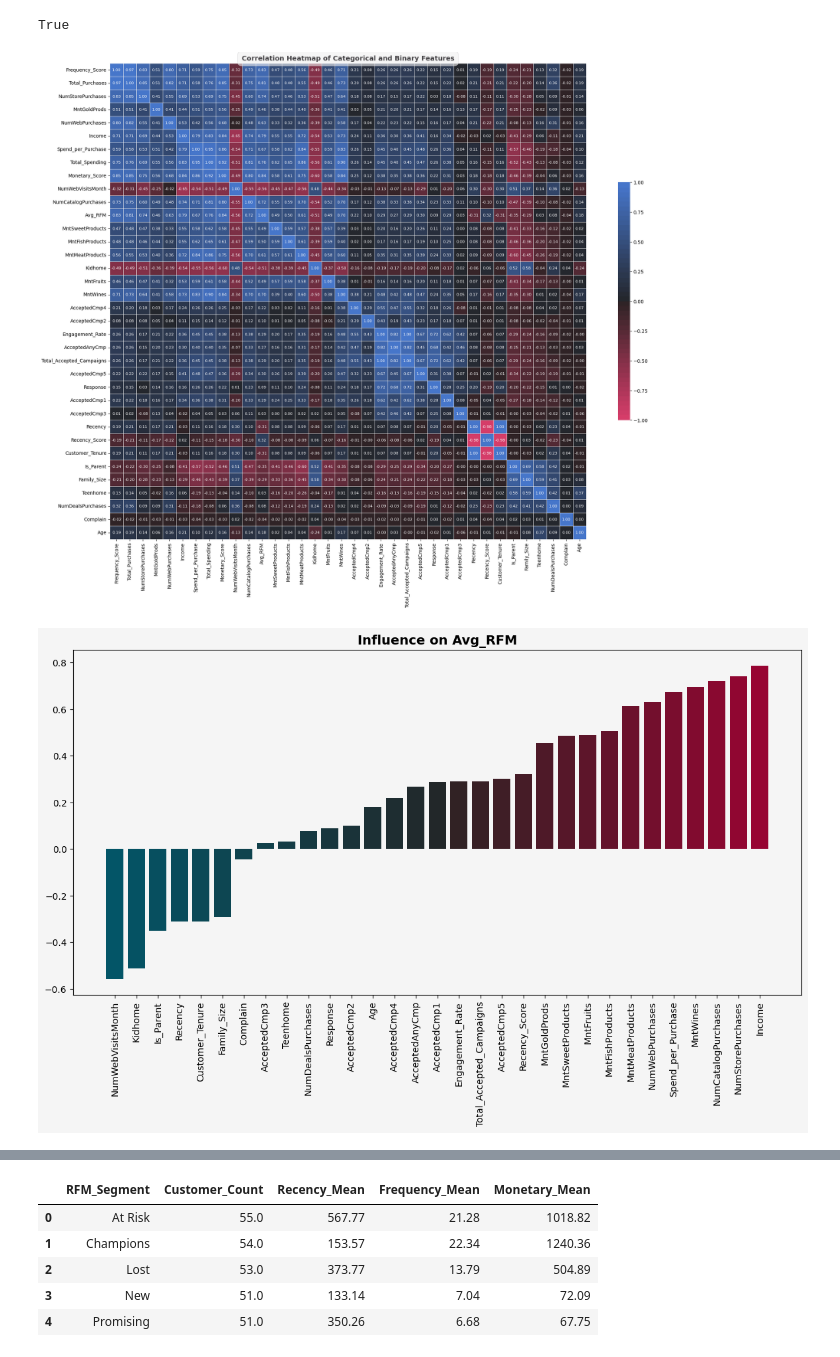
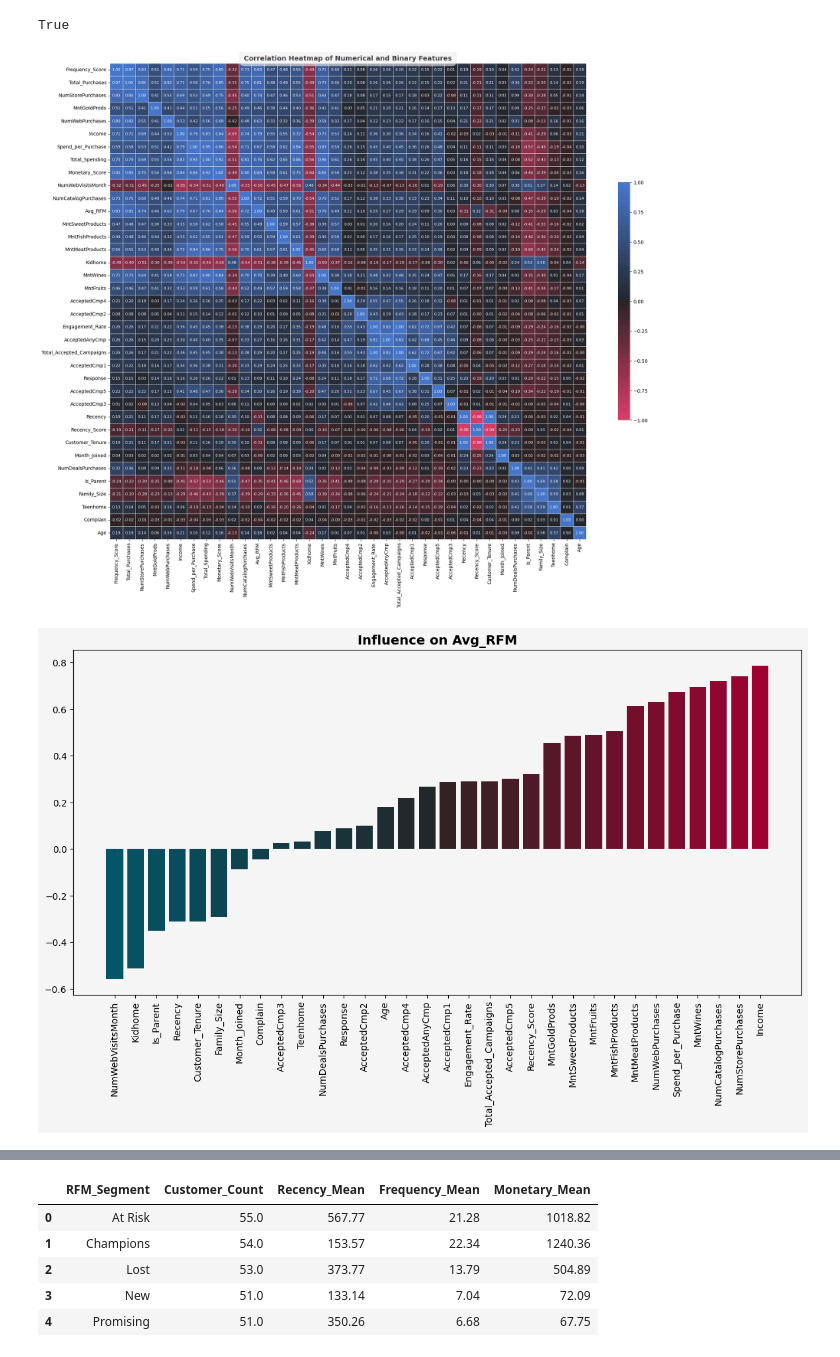
Before and after one commit to ramdhanhdy/DS_Project, a Jupyter notebook: Marketing Campaign/RFM Analysis.ipynb, the cells around one changed output, grey strips where cells are left out. Saved outputs shown, nothing was run; the diff lists cells and outputs as text; code cells hidden in the pictures.

```diff
--- a/Marketing Campaign/RFM Analysis.ipynb
+++ b/Marketing Campaign/RFM Analysis.ipynb
@@ -61,7 +61,6 @@ You can cite this package as:
 # Data Collection
 # %%
 df = pd.read_csv('data\df_clean.csv')
-df['Month_Joined'] = pd.to_datetime(df['Month_Joined'], format='%m').dt.month_name().str.slice(stop=3)
 
 # Derive RFM features
 def rfm_segments(df):
@@ -180,9 +179,9 @@ clustered_corr = clustered.corr()
 True
 # %%
 # Plot heatmap for categorical and binary variables
-plot_heatmap(clustered_corr.astype(float), title='Correlation Heatmap of Categorical and Binary Features', figsize=(24, 18))
+plot_heatmap(clustered_corr.astype(float), title='Correlation Heatmap of Numerical and Binary Features', figsize=(24, 18))
 # %% [output]
-[figure, old version]
+[figure, new version]
 # %%
 #function to plot the bar
 def plot_df_bar2(df, title, settings, horizontal=False):
@@ -248,4 +247,4 @@ rfm_features = ['Avg_RFM', 'Frequency_Score', 'Monetary_Score', 'Total_Spending'
 corr_rfm = corr_pairs['Avg_RFM'].drop(rfm_features, axis=0)
 plot_bar(corr_rfm, title='Influence on Avg_RFM', width=0.8, figsize=(12, 8), x_label_rotation=90, horizontal=False)
 # %% [output]
-[figure, old version]
+[figure, new version]
```
Also changed, not shown: parts of 6 cells of this notebook.
